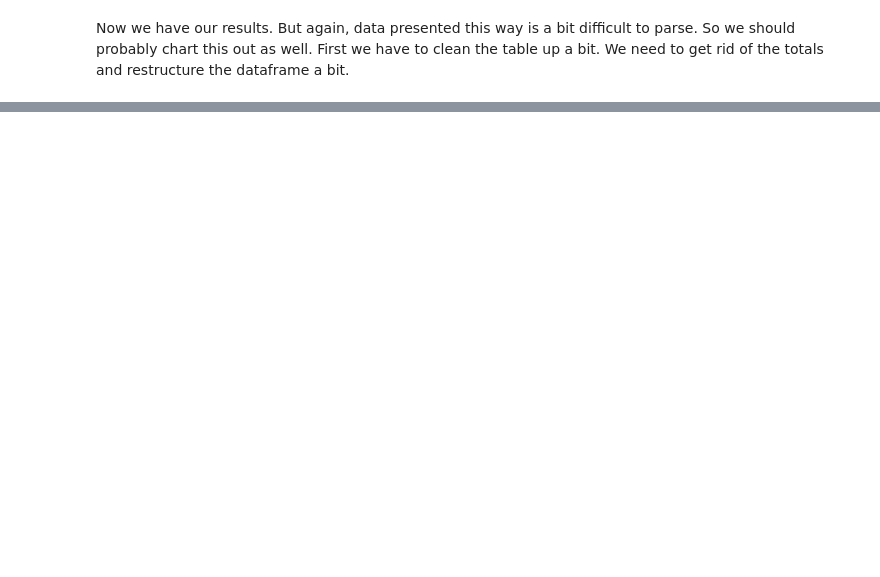
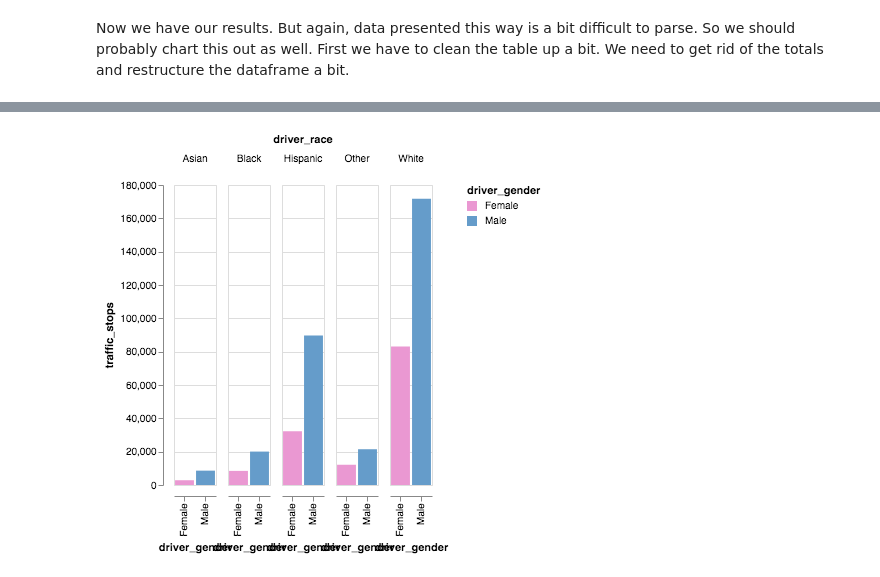
Before and after one commit to newshackaz/az_stops, a Jupyter notebook: completed_analysis.ipynb, the cells around one changed output, grey strips where cells are left out. Saved outputs shown, nothing was run; the diff lists cells and outputs as text; code cells hidden in the pictures; blank space fills up the shorter version.

```diff
--- a/completed_analysis.ipynb
+++ b/completed_analysis.ipynb
@@ -275,6 +272,2 @@ stops_by_sex_race
 # %% [markdown]
 Now we have our results. But again, data presented this way is a bit difficult to parse. So we should probably chart this out as well. First we have to clean the table up a bit. We need to get rid of the totals and restructure the dataframe a bit.
-# %%
-stops_by_sex_race = pd.DataFrame(stops_by_sex_race.to_records())
-stops_by_sex_race = stops_by_sex_race.iloc[0:-1,0:-1] # not sure I want to do this to people
-stops_by_sex_race
@@ -287,0 +274,6 @@ stops_by_sex_race
+# %%
+stops_by_sex_race = pd.DataFrame(stops_by_sex_race.to_records())
+
+stops_by_sex_race = stops_by_sex_race.melt(id_vars = 'driver_race', var_name = 'driver_gender', value_name = 'traffic_stops')
+
+stops_by_sex_race
@@ -287,0 +292,9 @@ stops_by_sex_race
+# %%
+
+alt.Chart(stops_by_sex_race).mark_bar().encode(
+    alt.X('driver_gender:N'),
+    alt.Y('traffic_stops:Q'),
+    color=alt.Color('driver_gender', scale=alt.Scale(range=["#EA98D2", "#659CCA"])),
+    column = 'driver_race'
+)
+# %% [output]
@@ -287,0 +302 @@ stops_by_sex_race
+[figure, added]
```
Also changed, not shown: parts of 35 cells of this notebook.
